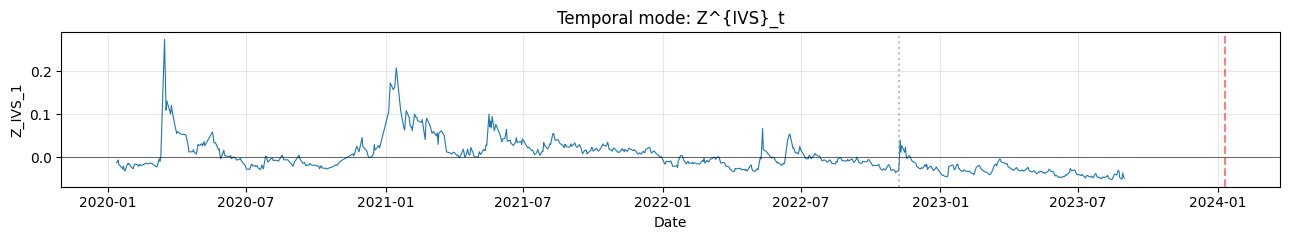
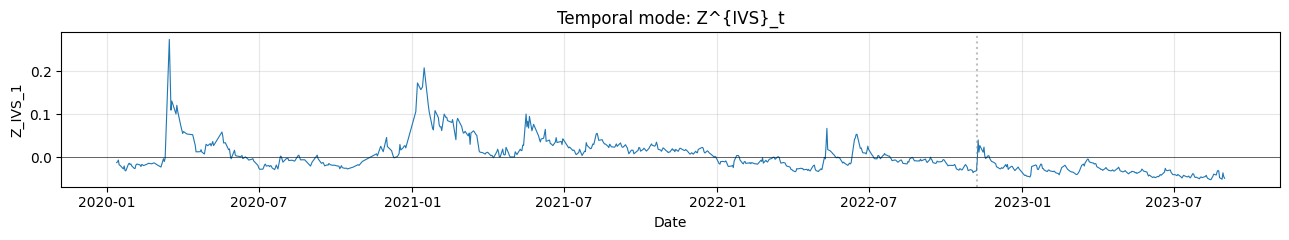
Code edit (unified diff) that turned the first committed figure into the second:
--- before
+++ after
@@ -7,5 +7,4 @@
     axes[r].set_ylabel(f'Z_IVS_{r+1}')
     axes[r].axvline(pd.Timestamp('2022-11-08'), color='gray', linestyle=':', alpha=0.5)
-    axes[r].axvline(pd.Timestamp('2024-01-10'), color='red', linestyle='--', alpha=0.5)
 
 axes[-1].set_xlabel('Date')

Commit: Notebook Polish / Appendic Additions